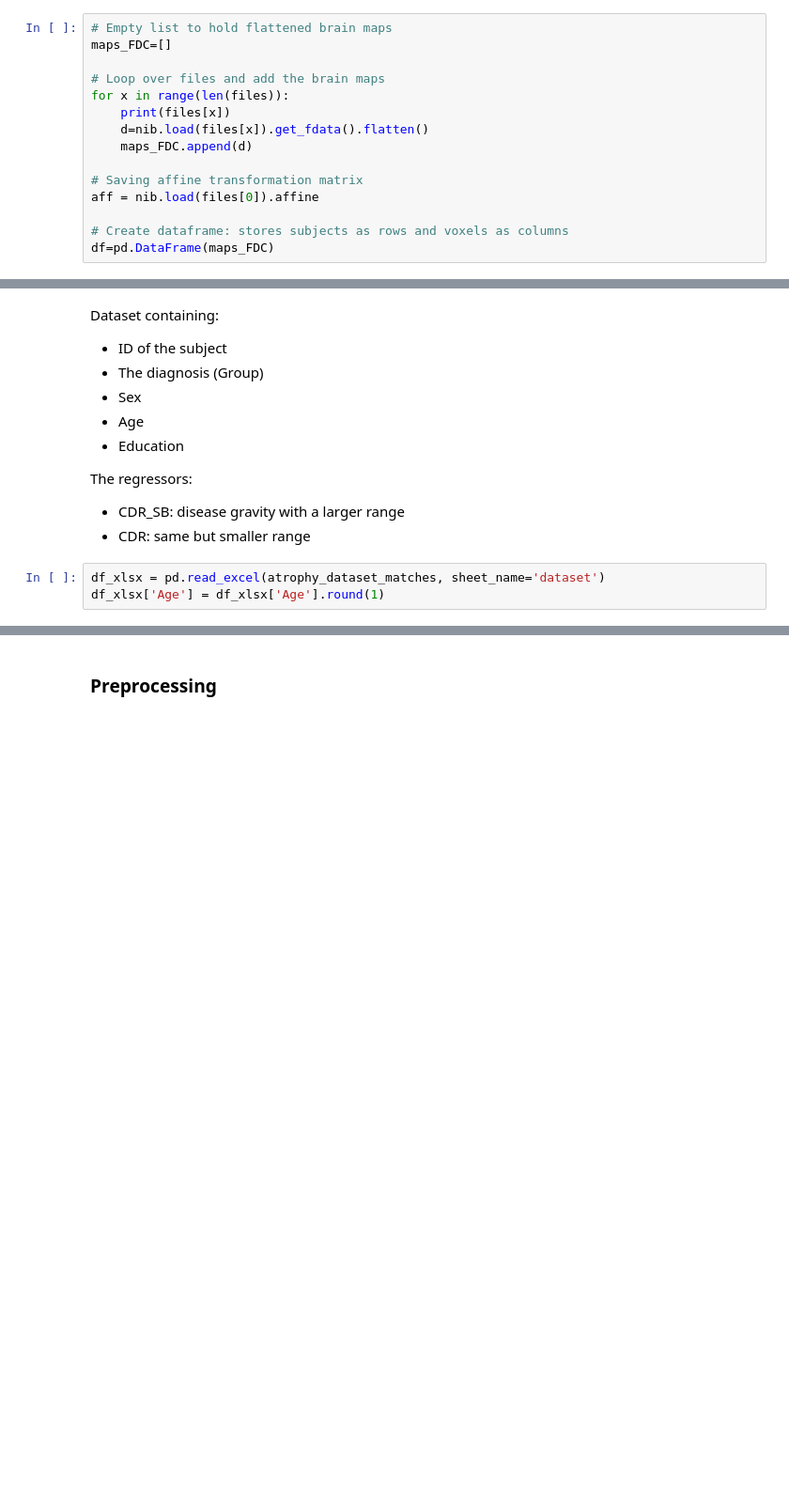
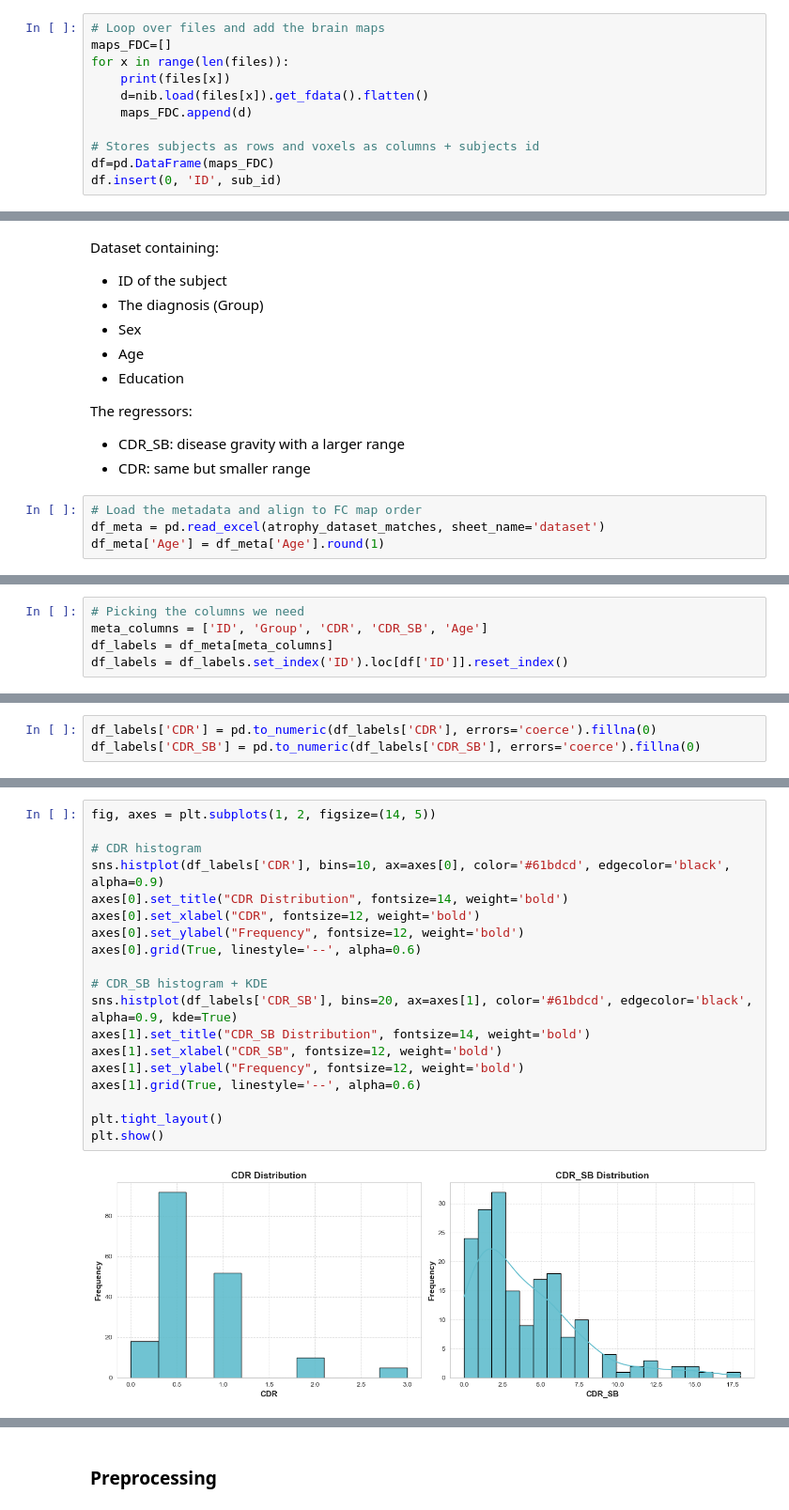
Before and after one commit to EmmaTosato/ANM_Verona, a Jupyter notebook: ANM_code.ipynb, the cells around one changed output, grey strips where cells are left out. Shown at 94% size. Saved outputs shown, nothing was run; the diff lists cells and outputs as text; blank space fills up the shorter version.

```diff
--- a/ANM_code.ipynb
+++ b/ANM_code.ipynb
@@ -90,16 +87,12 @@ temp.shape
 Flatten and store each subject’s data (the FC maps)
 # %%
-# Empty list to hold flattened brain maps
+# Loop over files and add the brain maps
 maps_FDC=[]
-
-# Loop over files and add the brain maps
 for x in range(len(files)):
     print(files[x])
     d=nib.load(files[x]).get_fdata().flatten()
     maps_FDC.append(d)
 
-# Saving affine transformation matrix
-aff = nib.load(files[0]).affine
-
-# Create dataframe: stores subjects as rows and voxels as columns
+# Stores subjects as rows and voxels as columns + subjects id
 df=pd.DataFrame(maps_FDC)
+df.insert(0, 'ID', sub_id)
@@ -139,6 +113,7 @@ The regressors:
 - CDR_SB: disease gravity with a larger range
 - CDR: same but smaller range
 # %%
-df_xlsx = pd.read_excel(atrophy_dataset_matches, sheet_name='dataset')
-df_xlsx['Age'] = df_xlsx['Age'].round(1)
+# Load the metadata and align to FC map order
+df_meta = pd.read_excel(atrophy_dataset_matches, sheet_name='dataset')
+df_meta['Age'] = df_meta['Age'].round(1)
 # %%
@@ -152,0 +121,5 @@ df_xlsx.head(5)
+# %%
+# Picking the columns we need
+meta_columns = ['ID', 'Group', 'CDR', 'CDR_SB', 'Age']
+df_labels = df_meta[meta_columns]
+df_labels = df_labels.set_index('ID').loc[df['ID']].reset_index()
@@ -152,0 +154,3 @@ df_xlsx.head(5)
+# %%
+df_labels['CDR'] = pd.to_numeric(df_labels['CDR'], errors='coerce').fillna(0)
+df_labels['CDR_SB'] = pd.to_numeric(df_labels['CDR_SB'], errors='coerce').fillna(0)
@@ -153 +165,22 @@ df_xlsx.head(5)
+# %%
+fig, axes = plt.subplots(1, 2, figsize=(14, 5))
+
+# CDR histogram
+sns.histplot(df_labels['CDR'], bins=10, ax=axes[0], color='#61bdcd', edgecolor='black', alpha=0.9)
+axes[0].set_title("CDR Distribution", fontsize=14, weight='bold')
+axes[0].set_xlabel("CDR", fontsize=12, weight='bold')
+axes[0].set_ylabel("Frequency", fontsize=12, weight='bold')
+axes[0].grid(True, linestyle='--', alpha=0.6)
+
+# CDR_SB histogram + KDE
+sns.histplot(df_labels['CDR_SB'], bins=20, ax=axes[1], color='#61bdcd', edgecolor='black', alpha=0.9, kde=True)
+axes[1].set_title("CDR_SB Distribution", fontsize=14, weight='bold')
+axes[1].set_xlabel("CDR_SB", fontsize=12, weight='bold')
+axes[1].set_ylabel("Frequency", fontsize=12, weight='bold')
+axes[1].grid(True, linestyle='--', alpha=0.6)
+
+plt.tight_layout()
+plt.show()
+# %% [output]
+[figure, added]
 # %% [markdown]
```
Also changed, not shown: parts of 75 cells of this notebook.
